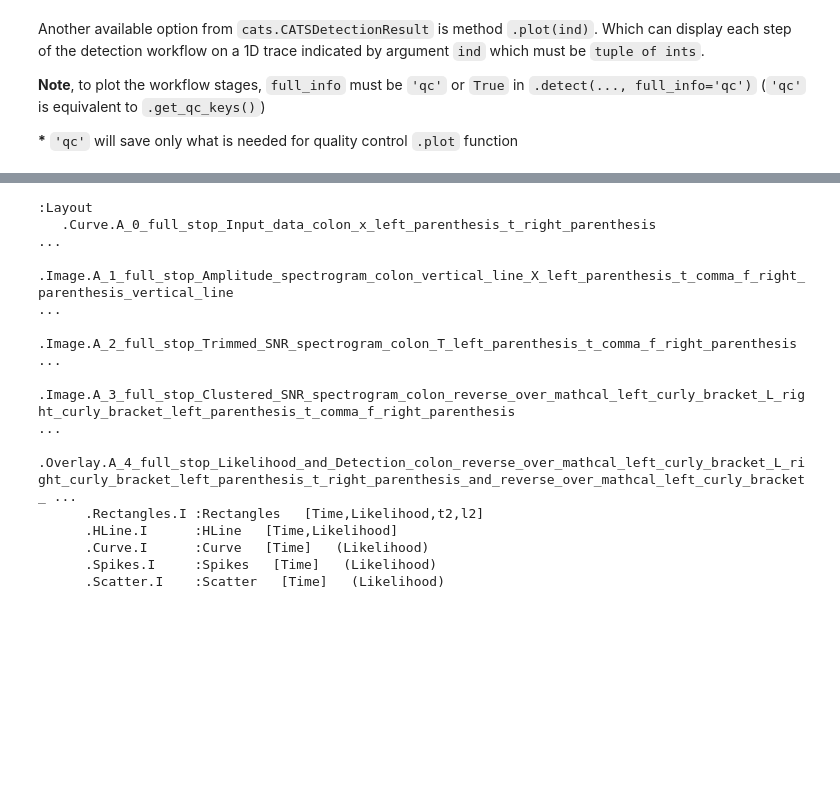
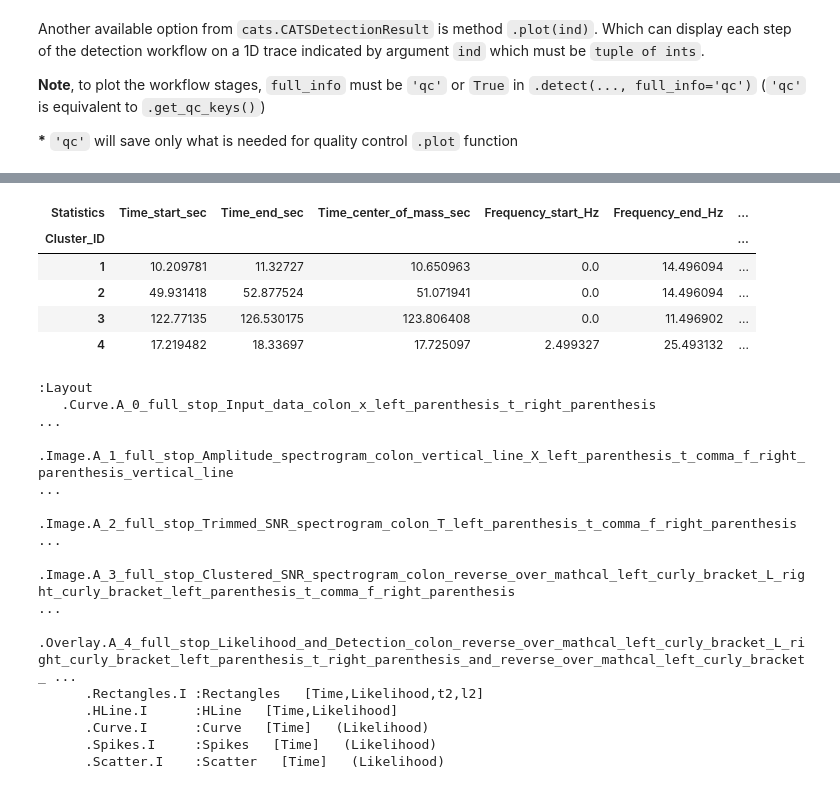
Before and after one commit to sgrubas/cats, a Jupyter notebook: tutorials/DetectionTutorial.ipynb, the cells around one changed output, grey strips where cells are left out. Drawn from its saved outputs; the diff is of its cells as text; code cells hidden in the pictures; blank space fills up the shorter version.

```diff
--- a/tutorials/DetectionTutorial.ipynb
+++ b/tutorials/DetectionTutorial.ipynb
@@ -288 +255,11 @@ Total elapsed time:     0.521 sec
+# %%
+# retrieved statistics of clusters
+result.cluster_catalogs[0, 5]
+# %% [output]
+| Statistics | Time_start_sec | Time_end_sec | Time_center_of_mass_sec | Frequency_start_Hz | Frequency_end_Hz | ... |
+| Cluster_ID |  |  |  |  |  | ... |
+| 1 | 10.209781 | 11.32727 | 10.650963 | 0.0 | 14.496094 | ... |
+| 2 | 49.931418 | 52.877524 | 51.071941 | 0.0 | 14.496094 | ... |
+| 3 | 122.77135 | 126.530175 | 123.806408 | 0.0 | 11.496902 | ... |
+| 4 | 17.219482 | 18.33697 | 17.725097 | 2.499327 | 25.493132 | ... |
 # %%
```
Also changed, not shown: parts of 16 cells of this notebook.
